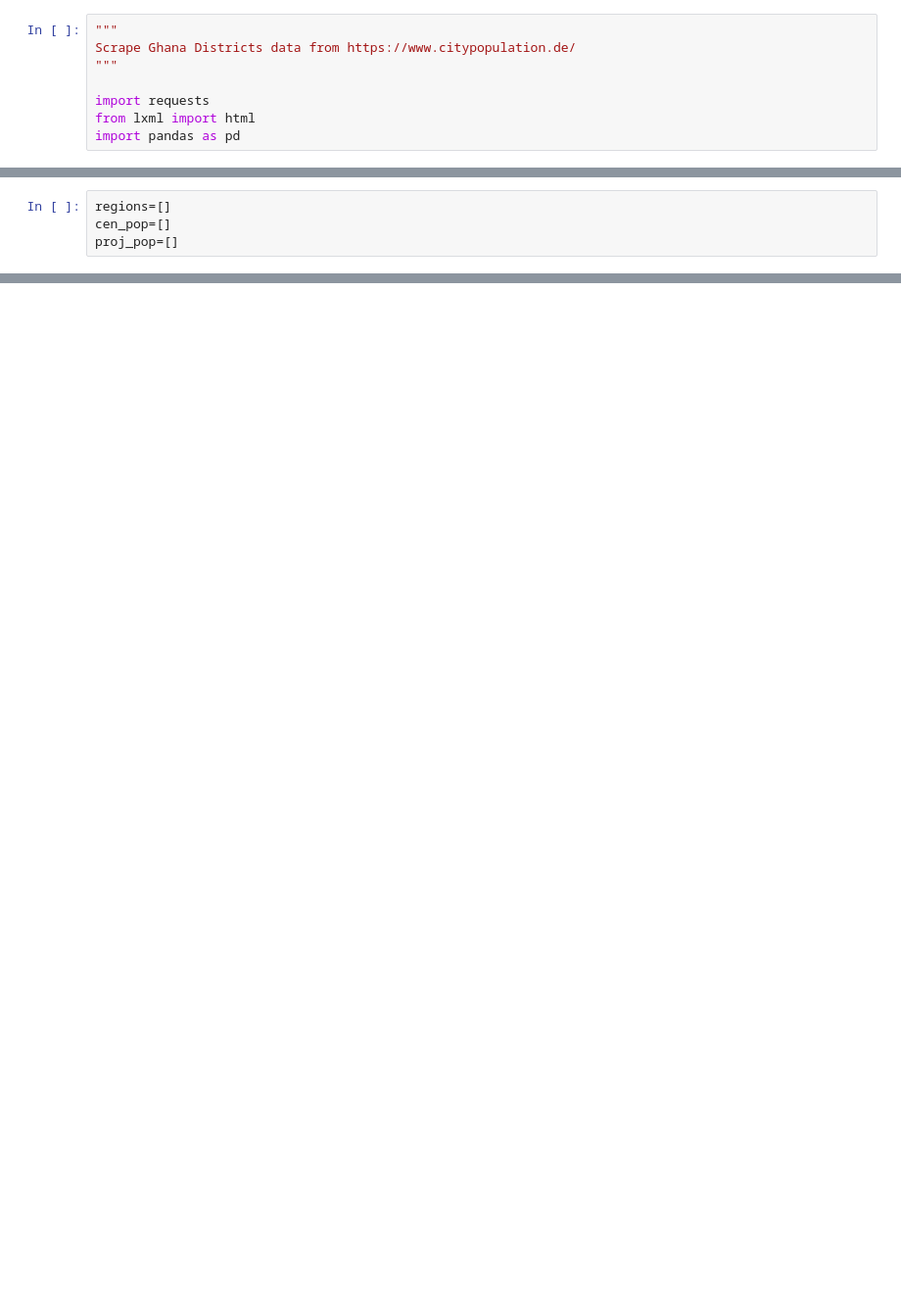
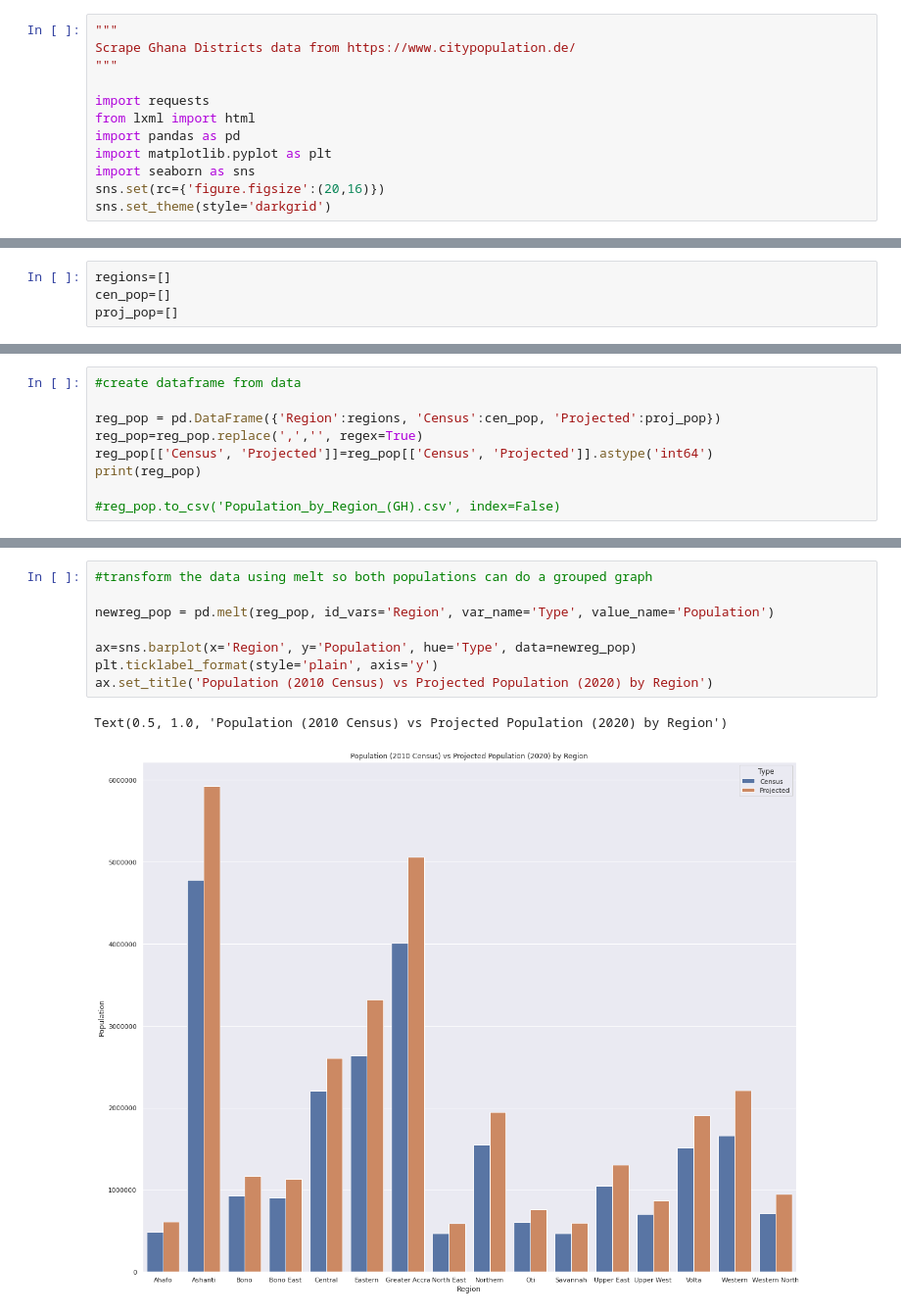
Before and after one commit to Aduboahen/Scrape_GH_Districts, a Jupyter notebook: gh_regional-and-district_population_data.ipynb, the cells around one changed output, grey strips where cells are left out. Shown at 98% size. Cells and saved outputs as stored; diff of their text form; blank space fills up the shorter version.

```diff
--- a/gh_regional-and-district_population_data.ipynb
+++ b/gh_regional-and-district_population_data.ipynb
@@ -6,4 +6,8 @@ Scrape Ghana Districts data from https://www.citypopulation.de/
 import requests
 from lxml import html
 import pandas as pd
+import matplotlib.pyplot as plt
+import seaborn as sns
+sns.set(rc={'figure.figsize':(20,16)})
+sns.set_theme(style='darkgrid')
 # %%
@@ -38,0 +39,9 @@ print(reg_pop.head())
+# %%
+#create dataframe from data
+
+reg_pop = pd.DataFrame({'Region':regions, 'Census':cen_pop, 'Projected':proj_pop})
+reg_pop=reg_pop.replace(',','', regex=True)
+reg_pop[['Census', 'Projected']]=reg_pop[['Census', 'Projected']].astype('int64')
+print(reg_pop)
+
+#reg_pop.to_csv('Population_by_Region_(GH).csv', index=False)
@@ -38,0 +68,11 @@ print(reg_pop.head())
+# %%
+#transform the data using melt so both populations can do a grouped graph
+
+newreg_pop = pd.melt(reg_pop, id_vars='Region', var_name='Type', value_name='Population')
+
+ax=sns.barplot(x='Region', y='Population', hue='Type', data=newreg_pop)
+plt.ticklabel_format(style='plain', axis='y')
+ax.set_title('Population (2010 Census) vs Projected Population (2020) by Region')
+# %% [output]
+Text(0.5, 1.0, 'Population (2010 Census) vs Projected Population (2020) by Region')
+[figure, added]
```
Also changed, not shown: parts of 15 cells of this notebook.
